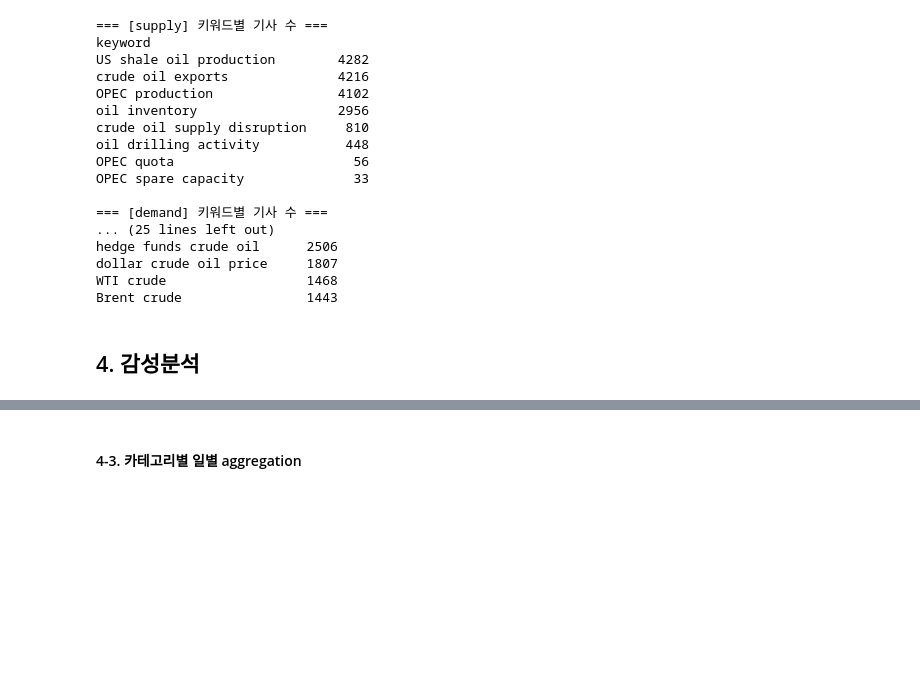
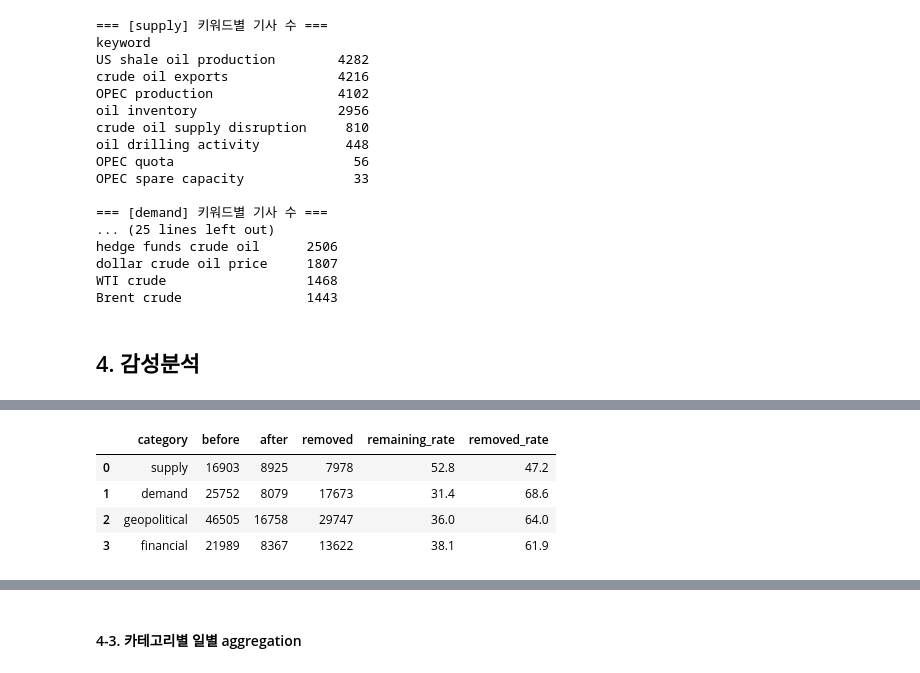
Before and after one commit to choosooa/BAF-26-1-finance_2, a Jupyter notebook: src/Crawling copy.ipynb, the cells around one changed output, grey strips where cells are left out. Drawn from its saved outputs; the diff is of its cells as text; code cells hidden in the pictures; blank space fills up the shorter version.

```diff
--- a/src/Crawling copy.ipynb
+++ b/src/Crawling copy.ipynb
@@ -1626,22 +1687,30 @@ for cat, df in filtered_category_news_dfs.items():
 # %%
 filter_summary = []
 
 for cat in category_news_dfs:
     before = len(category_news_dfs[cat])
     after = len(filtered_category_news_dfs[cat])
 
     filter_summary.append({
         "category": cat,
         "before": before,
         "after": after,
         "removed": before - after,
+        "remaining_rate": after / before if before > 0 else 0,
         "removed_rate": (before - after) / before if before > 0 else 0,
     })
 
 filter_summary_df = pd.DataFrame(filter_summary)
 
 display(
     filter_summary_df.assign(
-        removed_rate=lambda x: (x["removed_rate"] * 100).round(1)
+        remaining_rate=lambda x: (x["remaining_rate"] * 100).round(1),
+        removed_rate=lambda x: (x["removed_rate"] * 100).round(1),
     )
 )
+# %% [output]
+|  | category | before | after | removed | remaining_rate | removed_rate |
+| 0 | supply | 16903 | 8925 | 7978 | 52.8 | 47.2 |
+| 1 | demand | 25752 | 8079 | 17673 | 31.4 | 68.6 |
+| 2 | geopolitical | 46505 | 16758 | 29747 | 36.0 | 64.0 |
+| 3 | financial | 21989 | 8367 | 13622 | 38.1 | 61.9 |
```
Also changed, not shown: parts of 32 cells of this notebook, 8 other files.
